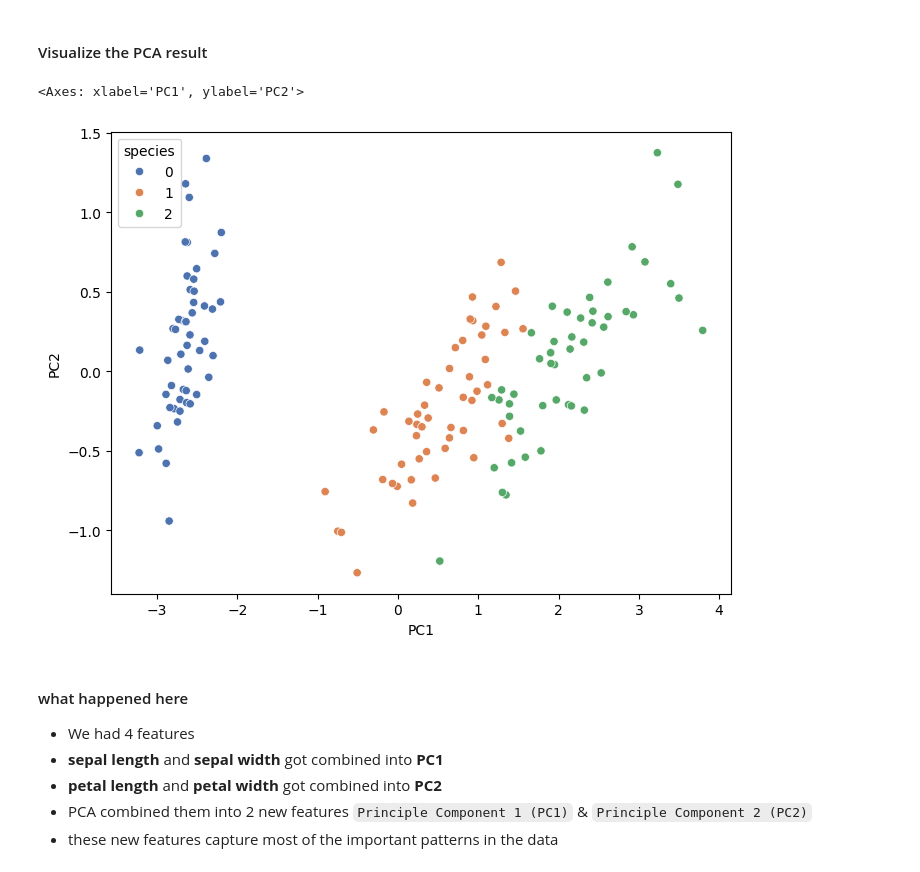
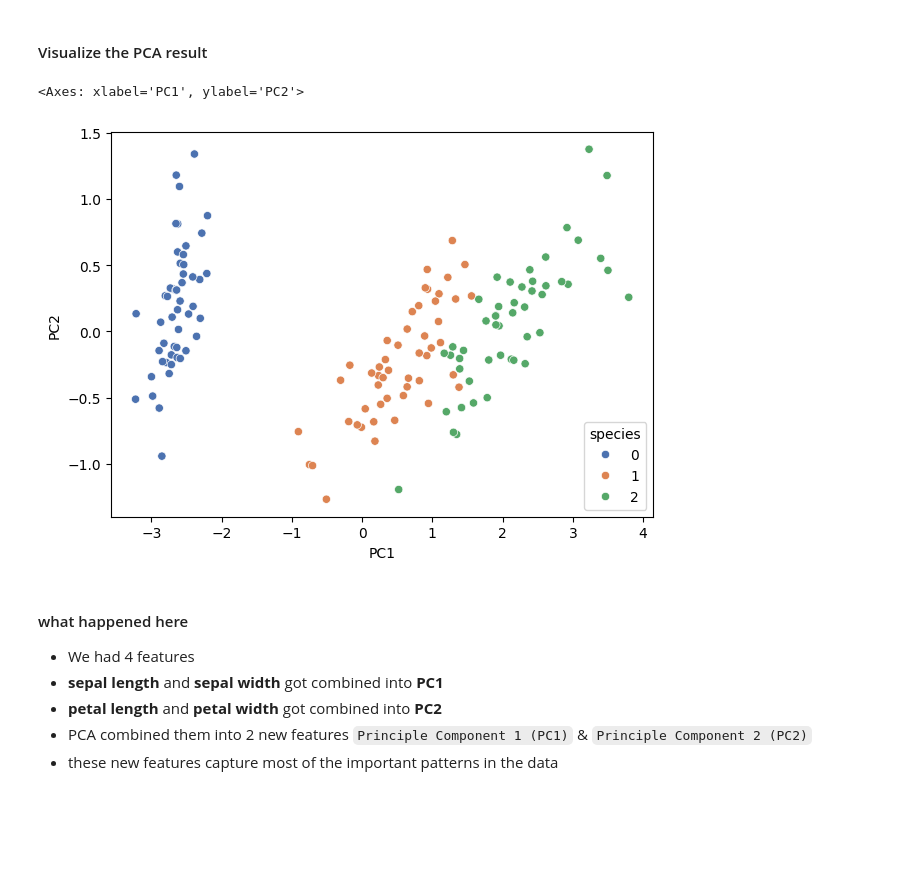
Before and after one commit to Advaith5555/Data_Science_with_Python, a Jupyter notebook: PCA (principle component analysis)/PCA (principle component analysis).ipynb, the cells around one changed output. Drawn from its saved outputs; the diff is of its cells as text; code cells hidden in the pictures; blank space fills up the shorter version.

```diff
--- a/PCA (principle component analysis)/PCA (principle component analysis).ipynb
+++ b/PCA (principle component analysis)/PCA (principle component analysis).ipynb
@@ -63,11 +63,11 @@ df["PC2"] = components[:, 1]
 # %% [markdown]
 #### Visualize the PCA result
 # %%
-plt.figure(figsize = (8,6))
+plt.figure(figsize = (7,5))
 sns.scatterplot(x = "PC1", y = "PC2", hue = "species", palette = "deep", data = df)
 # %% [output]
 <Axes: xlabel='PC1', ylabel='PC2'>
-[figure, old version]
+[figure, new version]
 # %% [markdown]
 #### what happened here
 - We had 4 features
```
Also changed, not shown: 45 other files.
